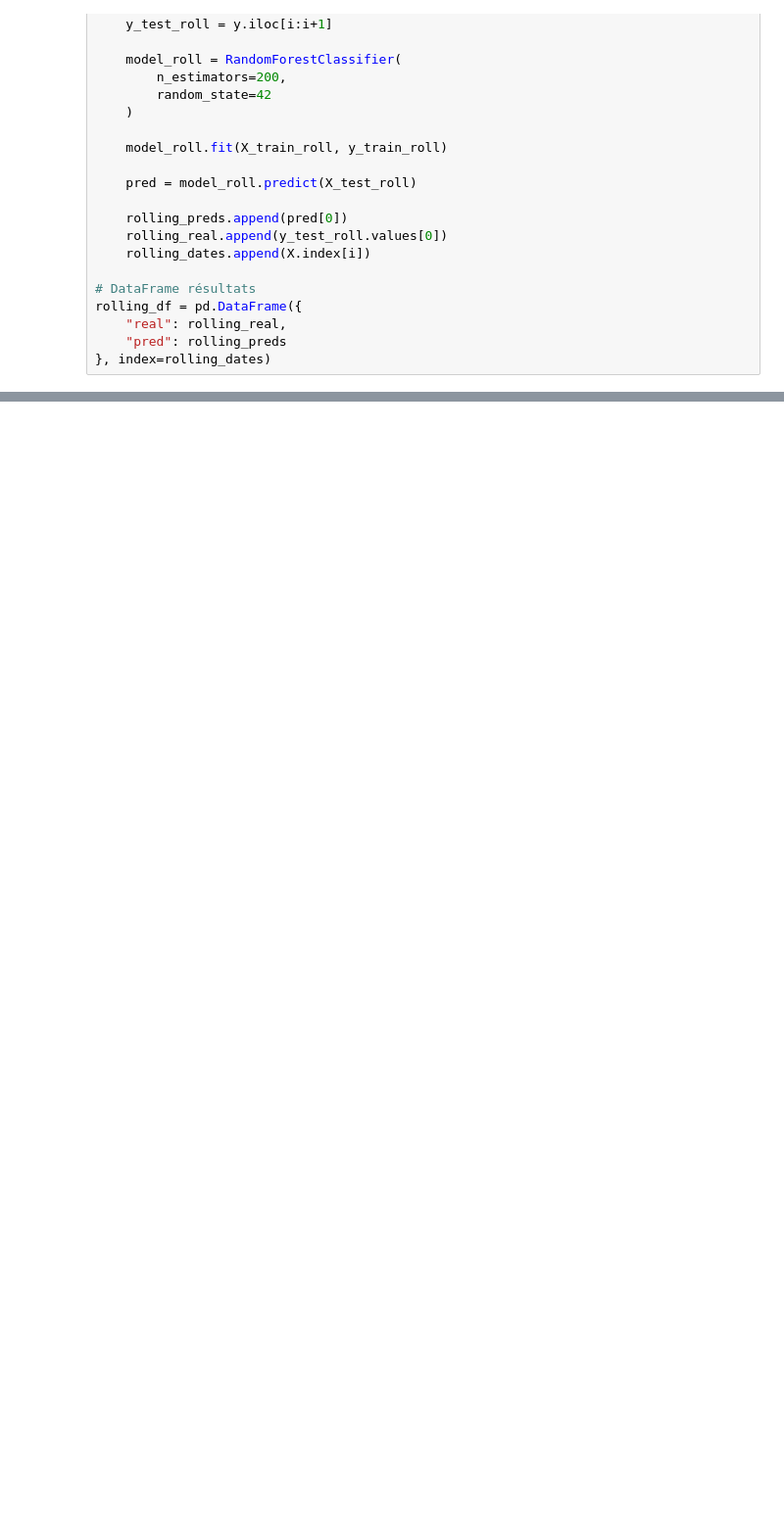
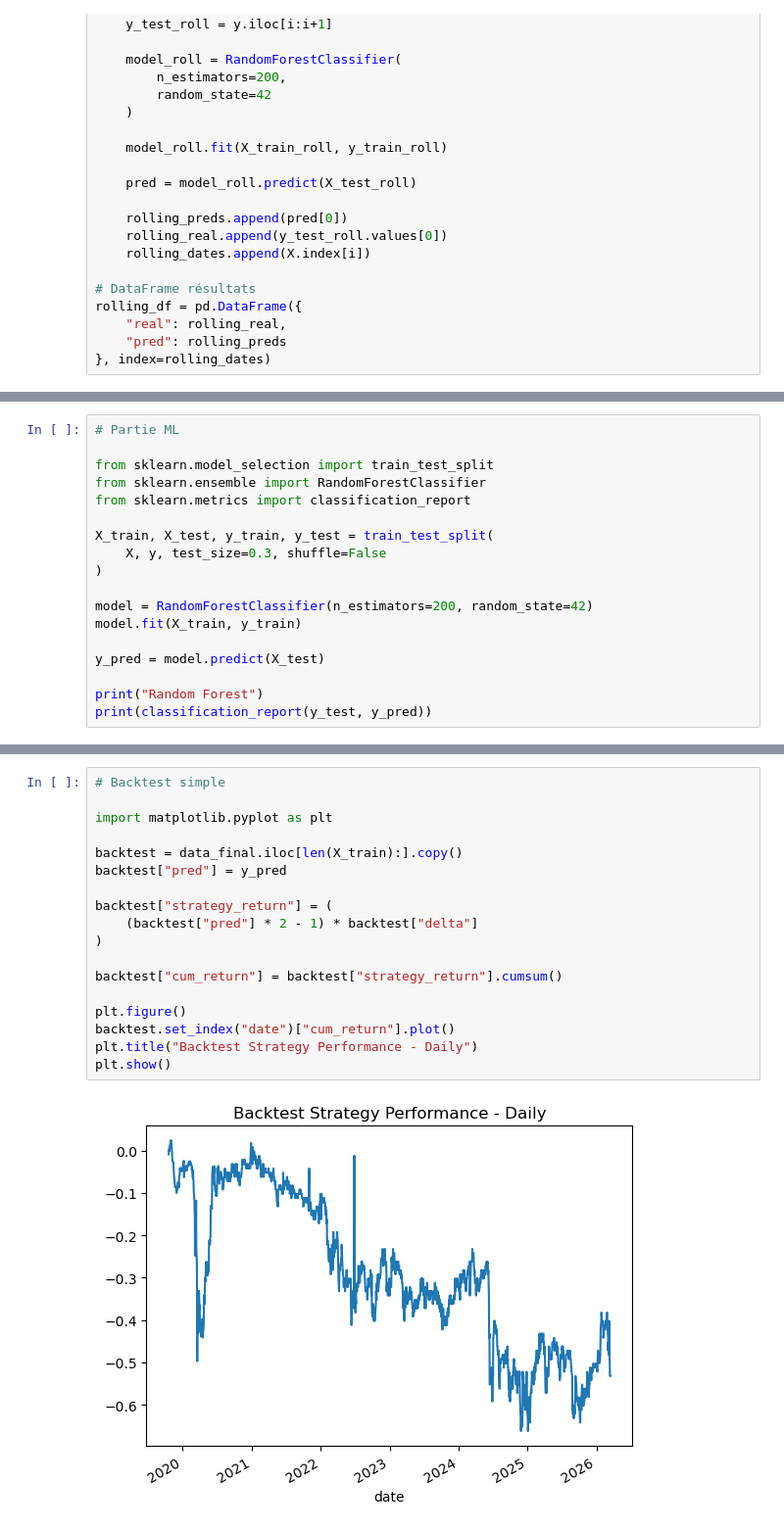
Before and after one commit to MarionSrl/ml-news-spread, a Jupyter notebook: notebooks/01_data_collection.ipynb, the cells around one changed output, grey strips where cells are left out. Shown at 98% size. Cells and saved outputs as stored; diff of their text form; blank space fills up the shorter version.

```diff
--- a/notebooks/01_data_collection.ipynb
+++ b/notebooks/01_data_collection.ipynb
@@ -482,0 +774,18 @@ print(sys.executable)
+# %%
+# Partie ML
+
+from sklearn.model_selection import train_test_split
+from sklearn.ensemble import RandomForestClassifier
+from sklearn.metrics import classification_report
+
+X_train, X_test, y_train, y_test = train_test_split(
+    X, y, test_size=0.3, shuffle=False
+)
+
+model = RandomForestClassifier(n_estimators=200, random_state=42)
+model.fit(X_train, y_train)
+
+y_pred = model.predict(X_test)
+
+print("Random Forest")
+print(classification_report(y_test, y_pred))
@@ -482,0 +868,20 @@ print(sys.executable)
+# %%
+# Backtest simple
+
+import matplotlib.pyplot as plt
+
+backtest = data_final.iloc[len(X_train):].copy()
+backtest["pred"] = y_pred
+
+backtest["strategy_return"] = (
+    (backtest["pred"] * 2 - 1) * backtest["delta"]
+)
+
+backtest["cum_return"] = backtest["strategy_return"].cumsum()
+
+plt.figure()
+backtest.set_index("date")["cum_return"].plot()
+plt.title("Backtest Strategy Performance - Daily")
+plt.show()
+# %% [output]
+[figure, added]
```
Also changed, not shown: parts of 25 cells of this notebook, 2 other files.
